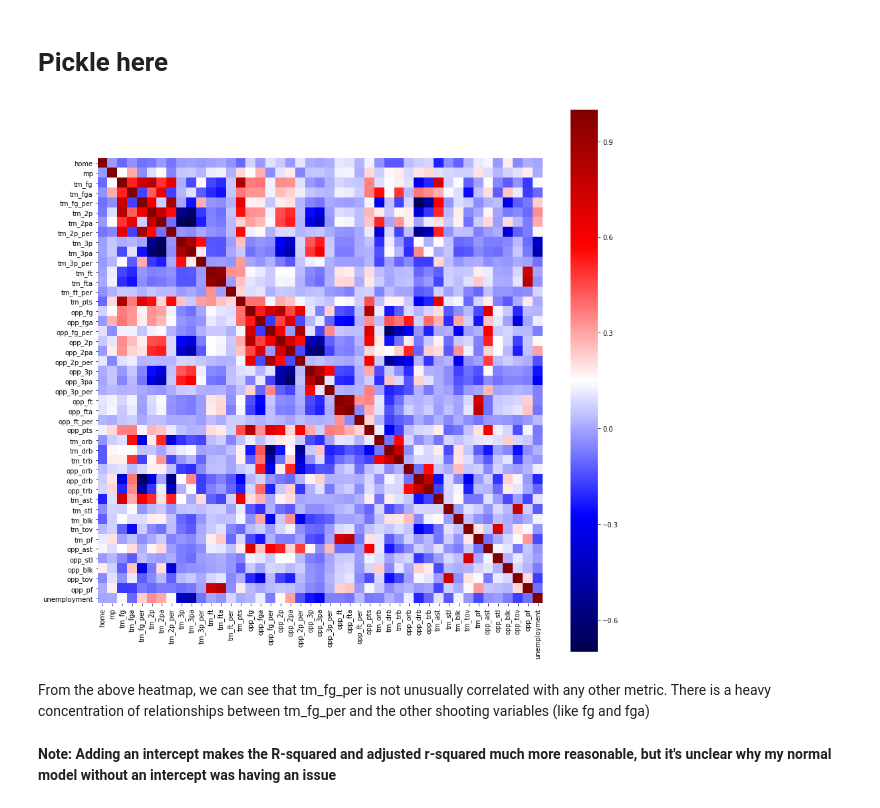
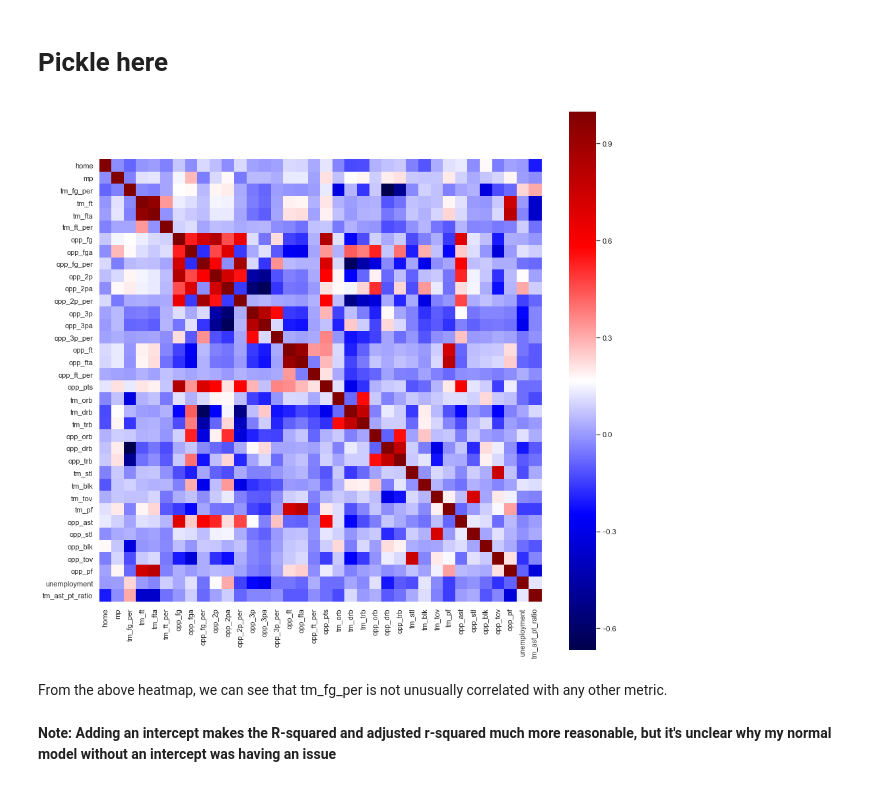
Before and after one commit to Alexandre987/NBA_FG_Prediction, a Jupyter notebook: Project_Luther.ipynb, the cells around one changed output. Cells and saved outputs as stored; diff of their text form; code cells hidden in the pictures.

```diff
--- a/Project_Luther.ipynb
+++ b/Project_Luther.ipynb
@@ -1094,15 +1142,18 @@ df_nums.to_pickle('df_nums.pkl')
 # %%
-df_nums = pd.read_pickle('df_nums.pkl')
+df_narrow = pd.read_pickle('df_narrow.pkl')
 # %%
 # Making a heatmap to visualize correlations between all valuesb
 
-corrs = df_nums.corr()
+corrs = df_narrow.corr()
 
 fig, ax = plt.subplots(figsize=(15,15))
-sns.heatmap(corrs, square=True, cmap="seismic");
+heatmap = sns.heatmap(corrs, square=True, cmap="seismic");
+
+fig = heatmap.get_figure()
+fig.savefig('heatmap.png', bbox_inches = 'tight')
 # %% [output]
-[figure, old version]
+[figure, new version]
 # %% [markdown]
-From the above heatmap, we can see that tm_fg_per is not unusually correlated with any other metric. There is a heavy concentration of relationships between tm_fg_per and the other shooting variables (like fg and fga)
+From the above heatmap, we can see that tm_fg_per is not unusually correlated with any other metric.
 # %% [markdown]
 **Note: Adding an intercept makes the R-squared and adjusted r-squared much more reasonable, but it's unclear why my normal model without an intercept was having an issue**
```
Also changed, not shown: parts of 43 cells of this notebook, 6 other files.
